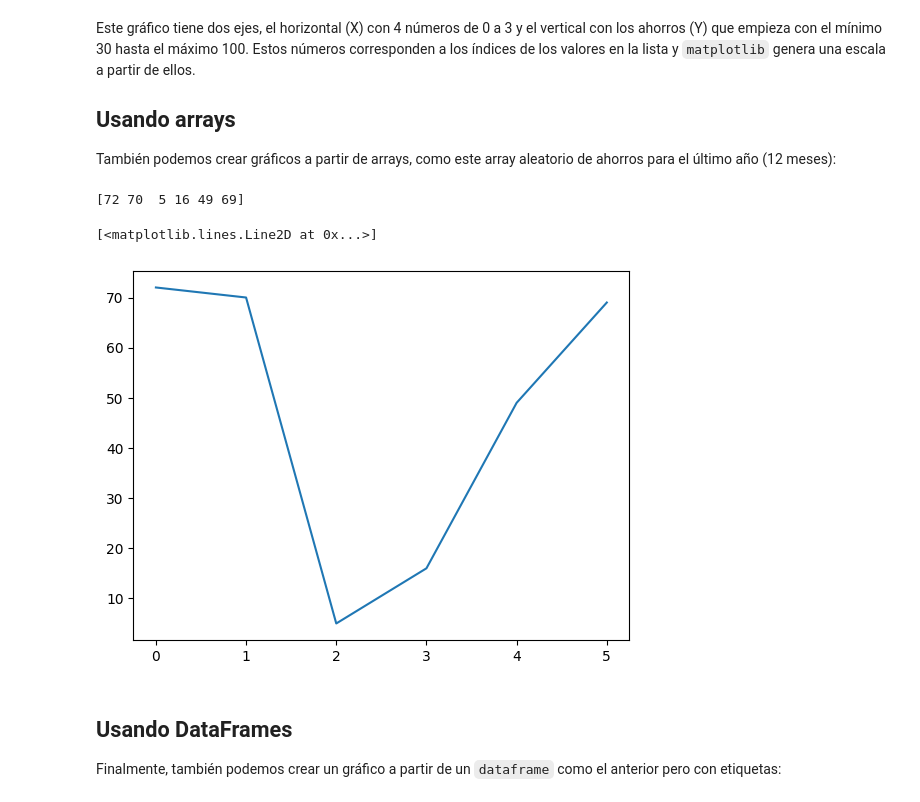
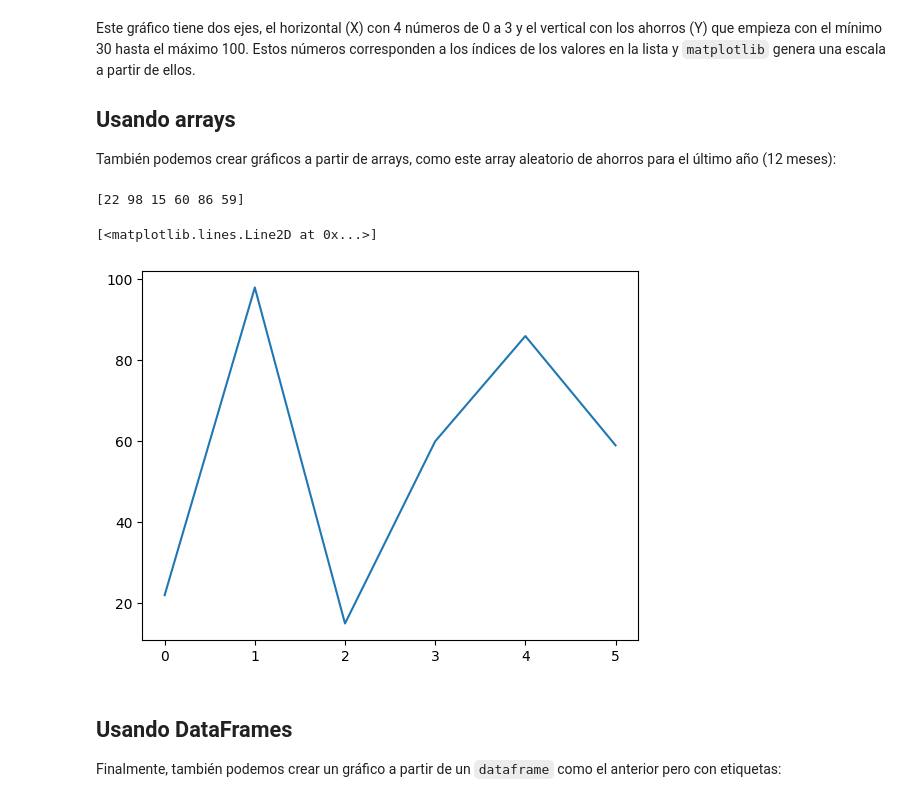
Before and after one commit to matafelipe024-coder/Class12_Matplotlib-Python, a Jupyter notebook: Notebook/02 - Primeros gráficos.ipynb, the cells around one changed output. Drawn from its saved outputs; the diff is of its cells as text; code cells hidden in the pictures.

```diff
--- a/Notebook/02 - Primeros gráficos.ipynb
+++ b/Notebook/02 - Primeros gráficos.ipynb
@@ -28,11 +29,13 @@ Este gráfico tiene dos ejes, el horizontal (X) con 4 números de 0 a 3 y el ver
 
 También podemos crear gráficos a partir de arrays, como este array aleatorio de ahorros para el último año (12 meses):
 # %%
-# Dibujar gráfico
+ahorros = np.random.randint(100, size=6)
+print(ahorros)
+plt.plot(ahorros)
 # %% [output]
-[72 70  5 16 49 69]
+[22 98 15 60 86 59]
 [<matplotlib.lines.Line2D at 0x...>]
-[figure, old version]
+[figure, new version]
 # %% [markdown]
 ## Usando DataFrames
 
```
Also changed, not shown: parts of 5 cells of this notebook, 2 other files.
